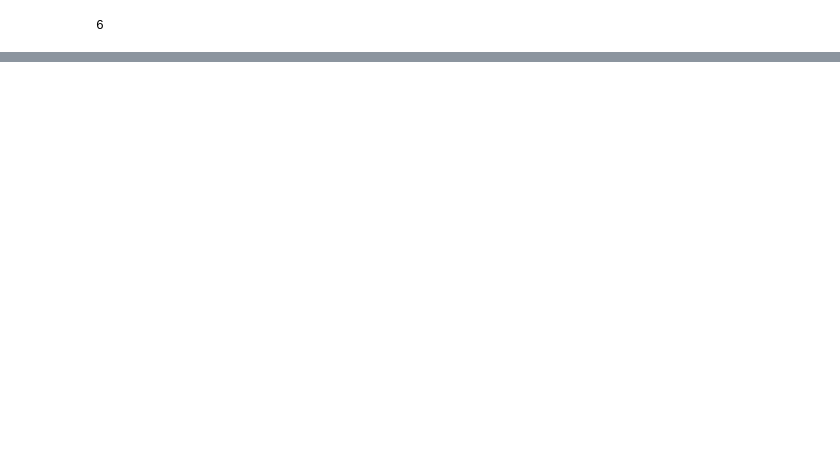
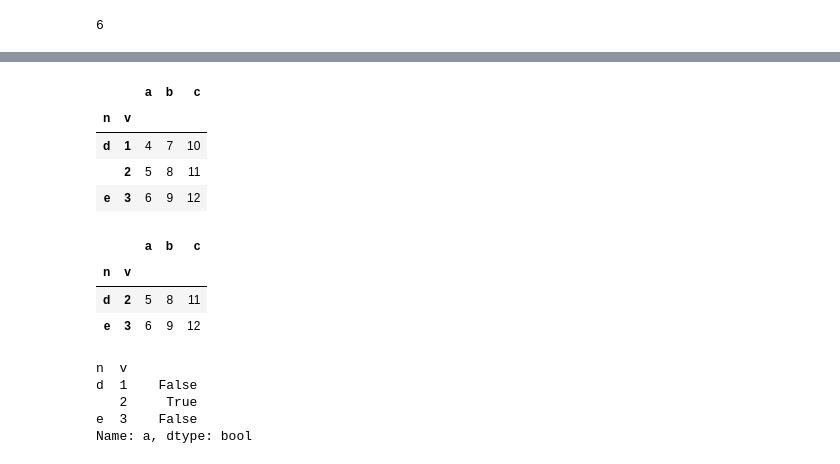
Before and after one commit to whitepanic/pandas, a Jupyter notebook: 20200527.ipynb, the cells around one changed output, grey strips where cells are left out. Drawn from its saved outputs; the diff is of its cells as text; code cells hidden in the pictures; blank space fills up the shorter version.

```diff
--- a/20200527.ipynb
+++ b/20200527.ipynb
@@ -21,0 +66,24 @@ df
+# %%
+df = df.drop_duplicates(keep='last')
+df
+# %% [output]
+|  |  | a | b | c |
+| n | v |  |  |  |
+| d | 1 | 4 | 7 | 10 |
+|  | 2 | 5 | 8 | 11 |
+| e | 3 | 6 | 9 | 12 |
+# %%
+df[df["b"] != 7]
+# %% [output]
+|  |  | a | b | c |
+| n | v |  |  |  |
+| d | 2 | 5 | 8 | 11 |
+| e | 3 | 6 | 9 | 12 |
+# %%
+df.a.isin([5])
+# %% [output]
+n  v
+d  1    False
+   2     True
+e  3    False
+Name: a, dtype: bool
```
Also changed, not shown: parts of 12 cells of this notebook.
